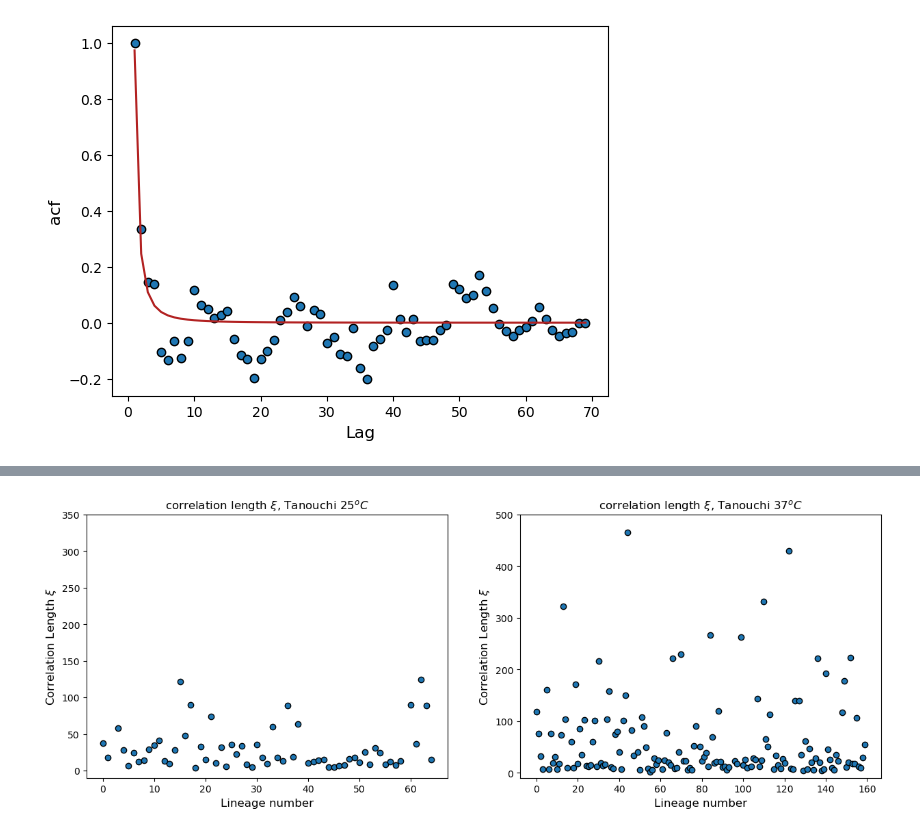
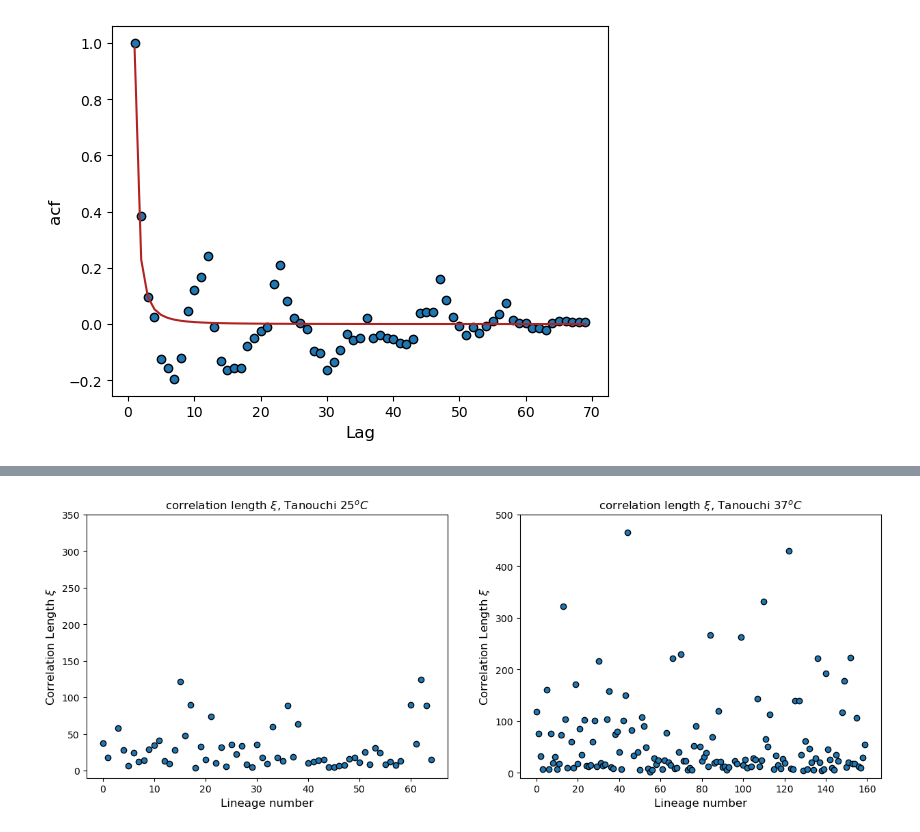
Before and after one commit to tommasoamico/masterThesis, a Jupyter notebook: code/jupyterNotebooks/realData/Tanouchi.ipynb, the cells around one changed output, grey strips where cells are left out. Cells and saved outputs as stored; diff of their text form; code cells hidden in the pictures.

```diff
--- a/code/jupyterNotebooks/realData/Tanouchi.ipynb
+++ b/code/jupyterNotebooks/realData/Tanouchi.ipynb
@@ -10,12 +13,12 @@ from sklearn.metrics import r2_score
 # %%
 @infix
-def fC(f:callable, g:callable):
+def fC(f, g):
     return f(g)
 # %%
-pathData:str = '../../../data/realData/'
-dfTanouchi25:pd.DataFrame = pd.read_csv(pathData + 'Tanouchi25C.csv')
-dfTanouchi37:pd.DataFrame = pd.read_csv(pathData + 'Tanouchi37C.csv')
-dataFrames:List[pd.DataFrame] = [dfTanouchi25, dfTanouchi37]
+pathData: str = '../../../data/realData/Tanouchi/'
+dfTanouchi25: pd.DataFrame = pd.read_csv(pathData + 'Tanouchi25C.csv')
+dfTanouchi37: pd.DataFrame = pd.read_csv(pathData + 'Tanouchi37C.csv')
+dataFrames: List[pd.DataFrame] = [dfTanouchi25, dfTanouchi37]
 # %%
 for df in dataFrames:
     df['lineage_ID'] = df['lineage_ID'].astype(int)
@@ -36,21 +41,29 @@ def autoCorrelationFuncExp(t:Union[float,np.array], a:Union[float,np.array], xi:
     return a + np.exp(-t/xi)
 # %%
-def getAutocorrelationInfo(timeSeries:Iterable, autoCorrFunc:callable) -> tuple:
-    autocorrelation:Iterable = acf(timeSeries,fft = True, nlags = len(timeSeries) - 1)
-    popt, _ = curve_fit(autoCorrFunc, list<<fC>>range(1, len(autocorrelation) + 1), autocorrelation)
+def getAutocorrelationInfo(timeSeries: Iterable, autoCorrFunc: callable) -> tuple:
+    autocorrelation: Iterable = acf(
+        timeSeries, fft=True, nlags=len(timeSeries) - 1)
+    popt, _ = curve_fit(autoCorrFunc, list << fC >> range(
+        1, len(autocorrelation) + 1), autocorrelation)
     r2Score = r2_score(y_true=timeSeries, y_pred=autocorrelation)
     return autocorrelation, popt, r2Score
 # %%
 lineages25 = lineages(dfTanouchi25)
 lineages37 = lineages(dfTanouchi37)
-autocorrelationInfo25 = list<<fC>>map(lambda x: getAutocorrelationInfo(x, autoCorrelationFunc), lineages25)
-autocorrelationInfo37 = list<<fC>>map(lambda x: getAutocorrelationInfo(x, autoCorrelationFunc), lineages37)
+autocorrelationInfo25 = (
+    list(map(lambda x: getAutocorrelationInfo(x, autoCorrelationFunc), lineages25)))
+autocorrelationInfo37 = list(
+    map(lambda x: getAutocorrelationInfo(x, autoCorrelationFunc), lineages37))
 # %%
-sampleToPlot = autocorrelationInfo25[0]
-plt.scatter(range(1, len(sampleToPlot[0]) + 1), sampleToPlot[0], edgecolor = 'black')
-plt.plot(range(1, len(sampleToPlot[0]) + 1), autoCorrelationFunc(np.array(list(range(1, len(sampleToPlot[0]) + 1))), *sampleToPlot[1]), color = 'firebrick')
-plt.xlabel('Lag', fontsize = 12)
-plt.ylabel('acf', fontsize = 12)
+sampleToPlot = autocorrelationInfo25[3]
+analytic_signal = hilbert(sampleToPlot[0])
+amplitude_envelope = np.abs(analytic_signal)
+plt.scatter(range(1, len(sampleToPlot[0]) + 1),
+            sampleToPlot[0], edgecolor='black')
+plt.plot(range(1, len(sampleToPlot[0]) + 1), autoCorrelationFunc(np.array(
+    list(range(1, len(sampleToPlot[0]) + 1))), *sampleToPlot[1]), color='firebrick')
+plt.xlabel('Lag', fontsize=12)
+plt.ylabel('acf', fontsize=12)
 plt.show()
 # %% [output]
-[figure, old version]
+[figure, new version]
```
Also changed, not shown: parts of 8 cells of this notebook, 32 other files.
